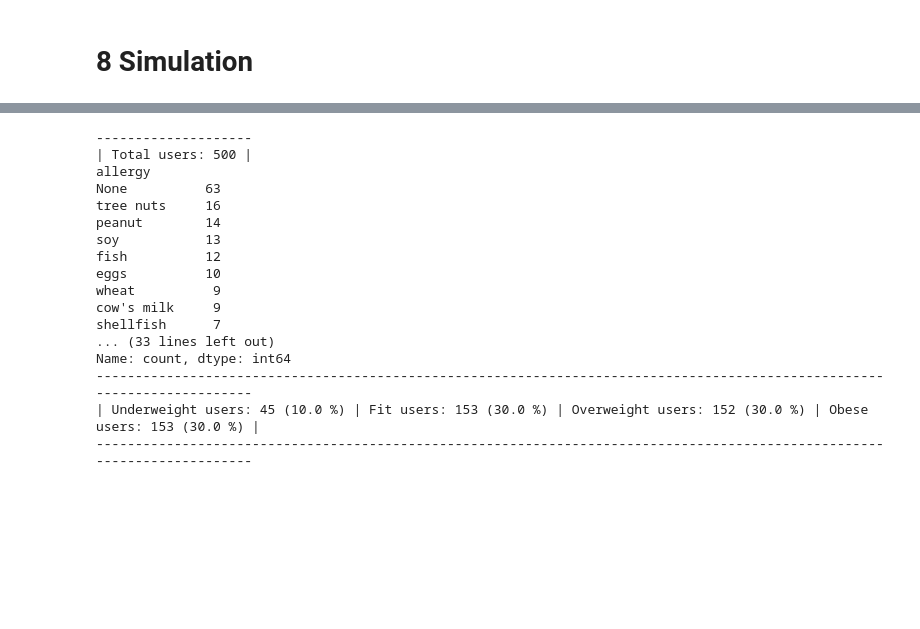
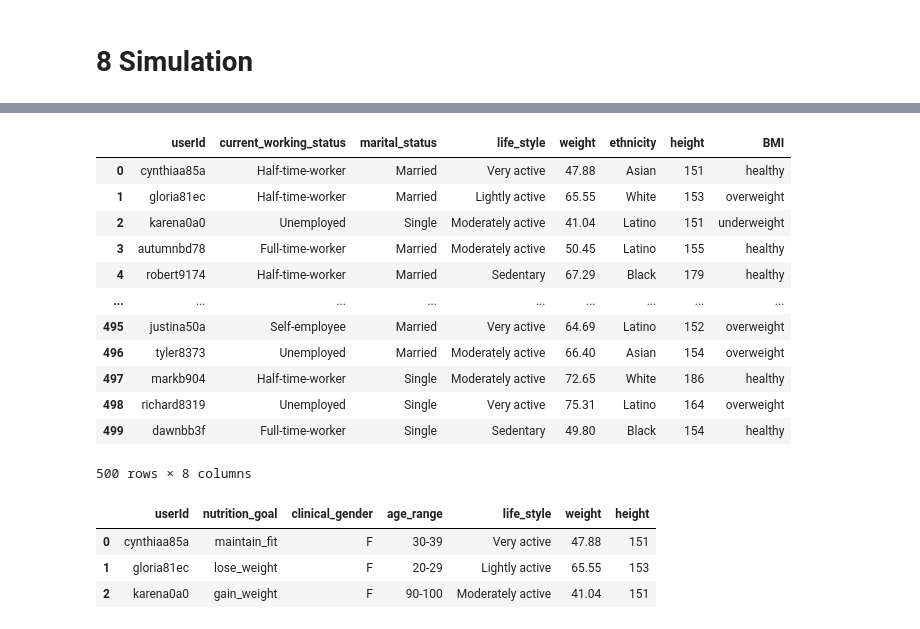
Before and after one commit to aislab-hevs/synthetic_data_nutrition_generation, a Jupyter notebook: src/generator_notebook.ipynb, the cells around one changed output, grey strips where cells are left out. Cells and saved outputs as stored; diff of their text form; code cells hidden in the pictures; blank space fills up the shorter version.

```diff
--- a/src/generator_notebook.ipynb
+++ b/src/generator_notebook.ipynb
@@ -700,20 +663,23 @@ df_cultural_factors
-# %%
-create_a_summary_table()
-# %% [output]
---------------------
-| Total users: 500 |
-allergy
-None          63
-tree nuts     16
-peanut        14
-soy           13
-fish          12
-eggs          10
-wheat          9
-cow's milk     9
-shellfish      7
-... (33 lines left out)
-Name: count, dtype: int64
--------------------------------------------------------------------------------------------------------------------------
-| Underweight users: 45 (10.0 %) | Fit users: 153 (30.0 %) | Overweight users: 152 (30.0 %) | Obese users: 153 (30.0 %) |
--------------------------------------------------------------------------------------------------------------------------
+# %%
+df_user_entity
+# %% [output]
+|  | userId | current_working_status | marital_status | life_style | weight | ethnicity | height | BMI |
+| 0 | cynthiaa85a | Half-time-worker | Married | Very active | 47.88 | Asian | 151 | healthy |
+| 1 | gloria81ec | Half-time-worker | Married | Lightly active | 65.55 | White | 153 | overweight |
+| 2 | karena0a0 | Unemployed | Single | Moderately active | 41.04 | Latino | 151 | underweight |
+| 3 | autumnbd78 | Full-time-worker | Married | Moderately active | 50.45 | Latino | 155 | healthy |
+| 4 | robert9174 | Half-time-worker | Married | Sedentary | 67.29 | Black | 179 | healthy |
+| ... | ... | ... | ... | ... | ... | ... | ... | ... |
+| 495 | justina50a | Self-employee | Married | Very active | 64.69 | Latino | 152 | overweight |
+| 496 | tyler8373 | Unemployed | Married | Moderately active | 66.40 | Asian | 154 | overweight |
+| 497 | markb904 | Half-time-worker | Single | Moderately active | 72.65 | White | 186 | healthy |
+| 498 | richard8319 | Unemployed | Single | Very active | 75.31 | Latino | 164 | overweight |
+| 499 | dawnbb3f | Full-time-worker | Single | Sedentary | 49.80 | Black | 154 | healthy |
+500 rows × 8 columns
+# %%
+df_user_data.head(3)
+# %% [output]
+|  | userId | nutrition_goal | clinical_gender | age_range | life_style | weight | height |
+| 0 | cynthiaa85a | maintain_fit | F | 30-39 | Very active | 47.88 | 151 |
+| 1 | gloria81ec | lose_weight | F | 20-29 | Lightly active | 65.55 | 153 |
+| 2 | karena0a0 | gain_weight | F | 90-100 | Moderately active | 41.04 | 151 |
```
Also changed, not shown: parts of 29 cells of this notebook, 2 other files.
